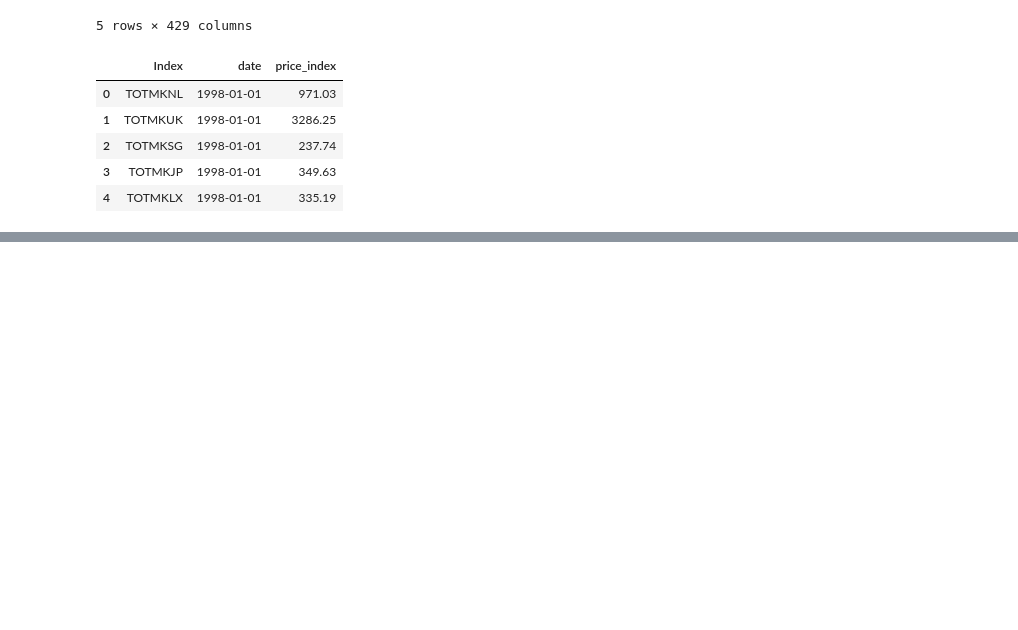
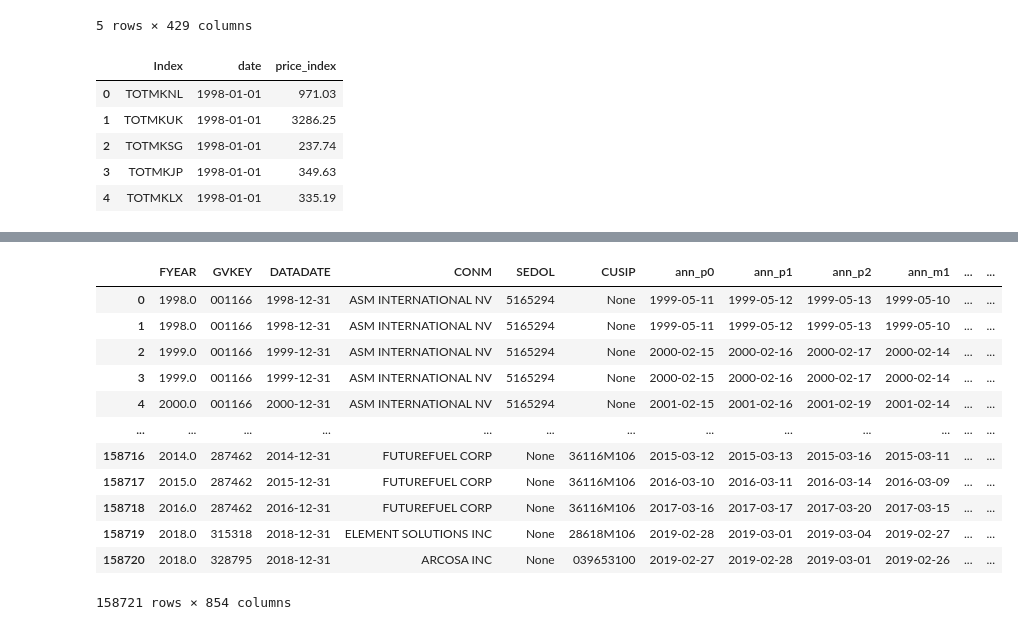
Before and after one commit to jasonxrjia/projects, a Jupyter notebook: Final.ipynb, the cells around one changed output, grey strips where cells are left out. Saved outputs shown, nothing was run; the diff lists cells and outputs as text; code cells hidden in the pictures; blank space fills up the shorter version.

```diff
--- a/Final.ipynb
+++ b/Final.ipynb
@@ -63,9 +63,9 @@ print(" ") # empty line
 print(f"{len(ann[ann.CUSIP.isnull()==False].GVKEY.unique())} unique firms have the CUSIP number")
 print(f"{len(ann[ann.SEDOL.isnull()==False].GVKEY.unique())} unique firms have the SEDOL number")
 print(" ") # empty line
-print("The GVKEYs for firms with neither CUSIP nor SEDOL numbers are:")
-for i in ann.loc[(ann.SEDOL.isnull()) & (ann.CUSIP.isnull())].GVKEY.unique():
-    print(i)
+# print("The GVKEYs for firms with neither CUSIP nor SEDOL numbers are:")
+# for i in ann.loc[(ann.SEDOL.isnull()) & (ann.CUSIP.isnull())].GVKEY.unique():
+#     print(i)
 # %% [output]
 There are 25201 unique firms
 
@@ -1069,0 +1141,53 @@ for i in cols:
+# %%
+# Calculate daily abnormal returns and abnormal returns variance
+ann_combine_final3 = ann_combine_final2.copy()
+
+for i in range(21, 120):
+    ann_combine_final3[f"return_m{i}"] = ann_combine_final3[f"price_m{i}"].div(ann_combine_final3[f"price_m{i+1}"]).replace(np.inf, np.nan)
+    ann_combine_final3[f"return_index_m{i}"] = ann_combine_final3[f"price_index_m{i}"].div(ann_combine_final3[f"price_index_m{i+1}"]).replace(np.inf, np.nan)
+    ann_combine_final3[f"abret_m{i}"] = ann_combine_final3[f"return_m{i}"] - ann_combine_final3[f"return_index_m{i}"]
+
+ann_combine_final3['return_p1'] = ann_combine_final3['price_p1'].div(ann_combine_final3['price_p0']).replace(np.inf, np.nan)
+ann_combine_final3['return_p0'] = ann_combine_final3['price_p0'].div(ann_combine_final3['price_m1']).replace(np.inf, np.nan)
+ann_combine_final3['return_m1'] = ann_combine_final3['price_m1'].div(ann_combine_final3['price_m2']).replace(np.inf, np.nan)
+ann_combine_final3['return_index_p1'] = ann_combine_final3['price_index_p1'].div(ann_combine_final3['price_index_p0']).replace(np.inf, np.nan)
+ann_combine_final3['return_index_p0'] = ann_combine_final3['price_index_p0'].div(ann_combine_final3['price_index_m1']).replace(np.inf, np.nan)
+ann_combine_final3['return_index_m1'] = ann_combine_final3['price_index_m1'].div(ann_combine_final3['price_index_m2']).replace(np.inf, np.nan)
+
+ann_combine_final3['abret_p1'] = ann_combine_final3['return_p1'] - ann_combine_final3['return_index_p1']
+ann_combine_final3['abret_p0'] = ann_combine_final3['return_p0'] - ann_combine_final3['return_index_p0']
+ann_combine_final3['abret_m1'] = ann_combine_final3['return_m1'] - ann_combine_final3['return_index_m1']
+
+# calcualte the variance horizontally, for the abnormal returns from m1 to p1
+ann_combine_final3['abret_var_pm1'] = ann_combine_final3[['abret_p1', 'abret_p0', 'abret_m1']].var(axis="columns")
+
+# calculate the variance horizontally, for the abnormal returns from m120 to m21
+varlist_benchmark = []
+for i in range (21, 120):
+    varlist_benchmark.append(f"abret_m{i}")
+
+ann_combine_final3['abret_var_m21m120'] = ann_combine_final3[varlist_benchmark].var(axis="columns")
+
+# Finally, calcuate the abnormal return variance measurement
+ann_combine_final3['abretvar_overbenchmark_pm1'] = ann_combine_final3['abret_var_pm1'] / ann_combine_final3['abret_var_m21m120']
+
+# some final cleaning
+ann_combine_final3['abretvar_overbenchmark_pm1'] = ann_combine_final3['abretvar_overbenchmark_pm1'].replace(np.inf, np.nan)
+ann_combine_final3['abvo_pm1'] = ann_combine_final3['abvo_pm1'].replace(np.inf, np.nan)
+ann_combine_final3['abvo_p1p0'] = ann_combine_final3['abvo_p1p0'].replace(np.inf, np.nan)
+# %%
+ann_combine_final3
+# %% [output]
+|  | FYEAR | GVKEY | DATADATE | CONM | SEDOL | CUSIP | ann_p0 | ann_p1 | ann_p2 | ann_m1 | ... | ... |
+| 0 | 1998.0 | 001166 | 1998-12-31 | ASM INTERNATIONAL NV | 5165294 | None | 1999-05-11 | 1999-05-12 | 1999-05-13 | 1999-05-10 | ... | ... |
+| 1 | 1998.0 | 001166 | 1998-12-31 | ASM INTERNATIONAL NV | 5165294 | None | 1999-05-11 | 1999-05-12 | 1999-05-13 | 1999-05-10 | ... | ... |
+| 2 | 1999.0 | 001166 | 1999-12-31 | ASM INTERNATIONAL NV | 5165294 | None | 2000-02-15 | 2000-02-16 | 2000-02-17 | 2000-02-14 | ... | ... |
+| 3 | 1999.0 | 001166 | 1999-12-31 | ASM INTERNATIONAL NV | 5165294 | None | 2000-02-15 | 2000-02-16 | 2000-02-17 | 2000-02-14 | ... | ... |
+| 4 | 2000.0 | 001166 | 2000-12-31 | ASM INTERNATIONAL NV | 5165294 | None | 2001-02-15 | 2001-02-16 | 2001-02-19 | 2001-02-14 | ... | ... |
+| ... | ... | ... | ... | ... | ... | ... | ... | ... | ... | ... | ... | ... |
+| 158716 | 2014.0 | 287462 | 2014-12-31 | FUTUREFUEL CORP | None | 36116M106 | 2015-03-12 | 2015-03-13 | 2015-03-16 | 2015-03-11 | ... | ... |
+| 158717 | 2015.0 | 287462 | 2015-12-31 | FUTUREFUEL CORP | None | 36116M106 | 2016-03-10 | 2016-03-11 | 2016-03-14 | 2016-03-09 | ... | ... |
+| 158718 | 2016.0 | 287462 | 2016-12-31 | FUTUREFUEL CORP | None | 36116M106 | 2017-03-16 | 2017-03-17 | 2017-03-20 | 2017-03-15 | ... | ... |
+| 158719 | 2018.0 | 315318 | 2018-12-31 | ELEMENT SOLUTIONS INC | None | 28618M106 | 2019-02-28 | 2019-03-01 | 2019-03-04 | 2019-02-27 | ... | ... |
+| 158720 | 2018.0 | 328795 | 2018-12-31 | ARCOSA INC | None | 039653100 | 2019-02-27 | 2019-02-28 | 2019-03-01 | 2019-02-26 | ... | ... |
+158721 rows × 854 columns
```
Also changed, not shown: parts of 15 cells of this notebook.
